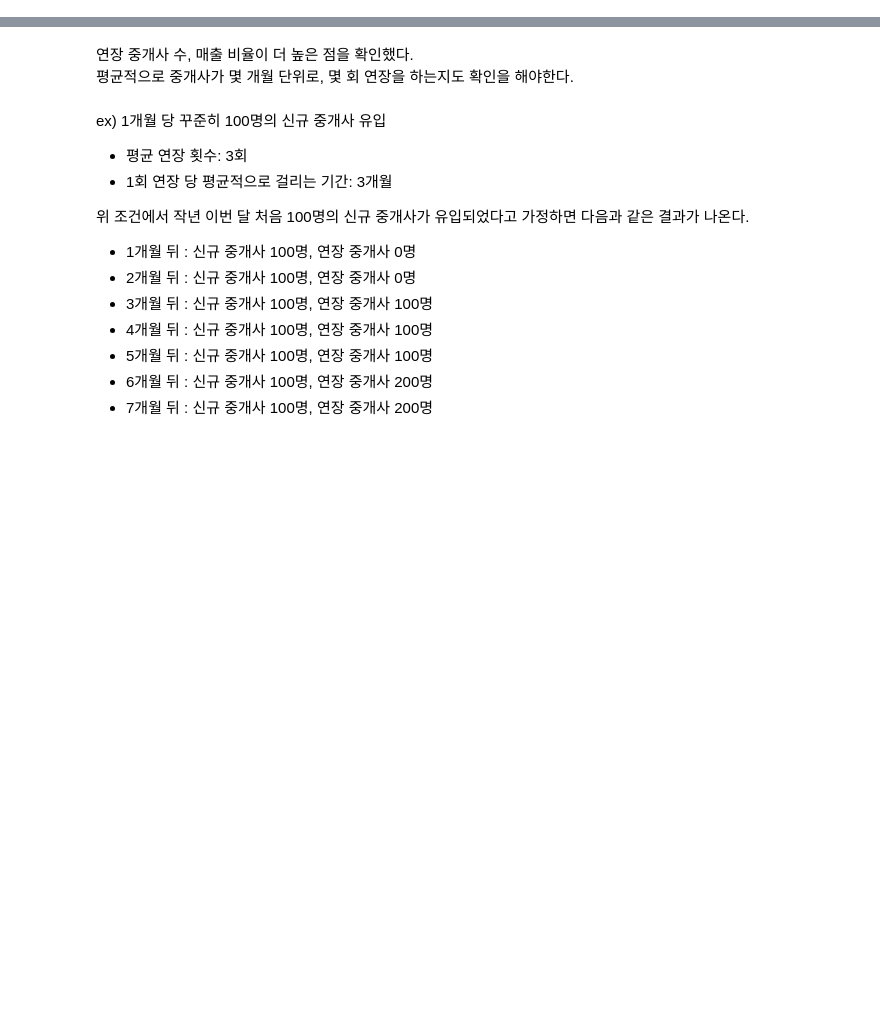
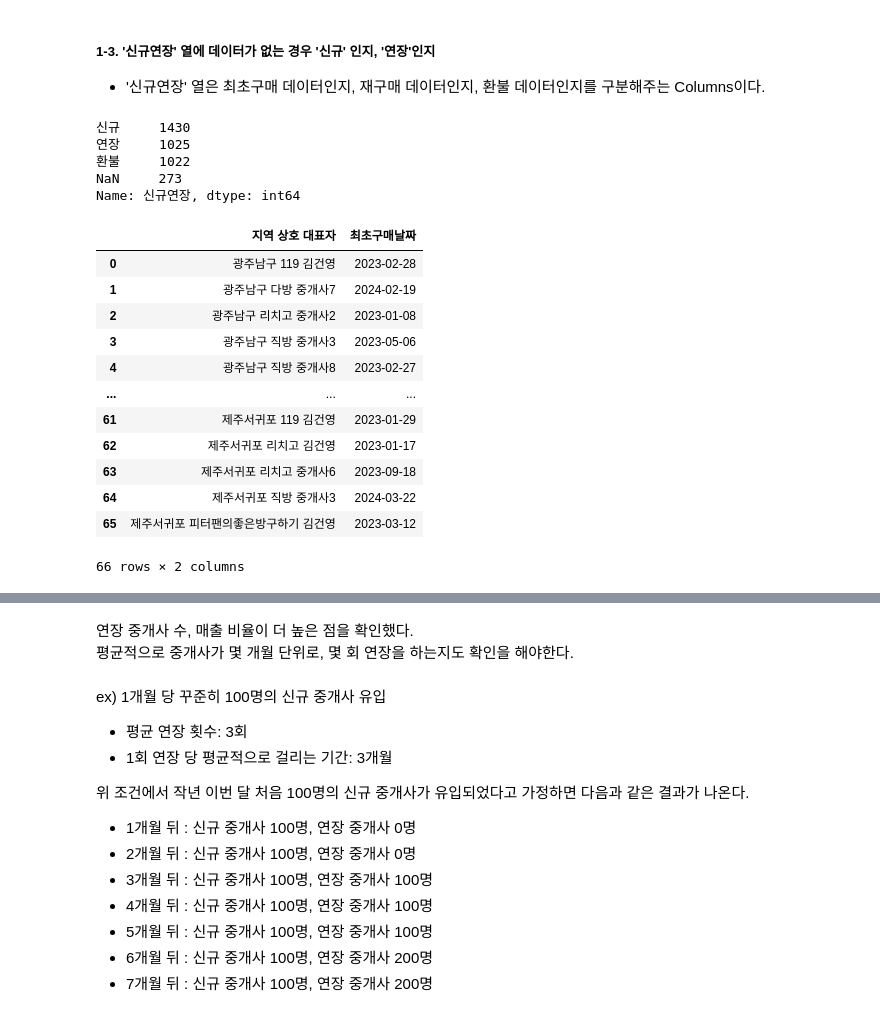
Before and after one commit to kunyoungkim/portfolio, a Jupyter notebook: event_taxonomy/sales_analysis.ipynb, the cells around one changed output, grey strips where cells are left out. Drawn from its saved outputs; the diff is of its cells as text; code cells hidden in the pictures; blank space fills up the shorter version.

```diff
--- a/event_taxonomy/sales_analysis.ipynb
+++ b/event_taxonomy/sales_analysis.ipynb
@@ -72,0 +333,29 @@ df['신규연장'] = df['신규연장'].fillna('연장')
+# %% [markdown]
+##### 1-3. '신규연장' 열에 데이터가 없는 경우 '신규' 인지, '연장'인지
+- '신규연장' 열은 최초구매 데이터인지, 재구매 데이터인지, 환불 데이터인지를 구분해주는 Columns이다.
+# %%
+df['신규연장'].value_counts(dropna=False)
+# %% [output]
+신규     1430
+연장     1025
+환불     1022
+NaN     273
+Name: 신규연장, dtype: int64
+# %%
+nan_agent_list = df.loc[df['신규연장'].isna(), '지역 상호 대표자'].unique().tolist()
+nan_agent_first_purchase_date = df.loc[df['지역 상호 대표자'].isin(nan_agent_list)].groupby(['지역 상호 대표자'])['날짜'].min().reset_index().rename(columns={'날짜':'최초구매날짜'})
+nan_agent_first_purchase_date
+# %% [output]
+|  | 지역 상호 대표자 | 최초구매날짜 |
+| 0 | 광주남구 119 김건영 | 2023-02-28 |
+| 1 | 광주남구 다방 중개사7 | 2024-02-19 |
+| 2 | 광주남구 리치고 중개사2 | 2023-01-08 |
+| 3 | 광주남구 직방 중개사3 | 2023-05-06 |
+| 4 | 광주남구 직방 중개사8 | 2023-02-27 |
+| ... | ... | ... |
+| 61 | 제주서귀포 119 김건영 | 2023-01-29 |
+| 62 | 제주서귀포 리치고 김건영 | 2023-01-17 |
+| 63 | 제주서귀포 리치고 중개사6 | 2023-09-18 |
+| 64 | 제주서귀포 직방 중개사3 | 2024-03-22 |
+| 65 | 제주서귀포 피터팬의좋은방구하기 김건영 | 2023-03-12 |
+66 rows × 2 columns
```
Also changed, not shown: parts of 32 cells of this notebook.
